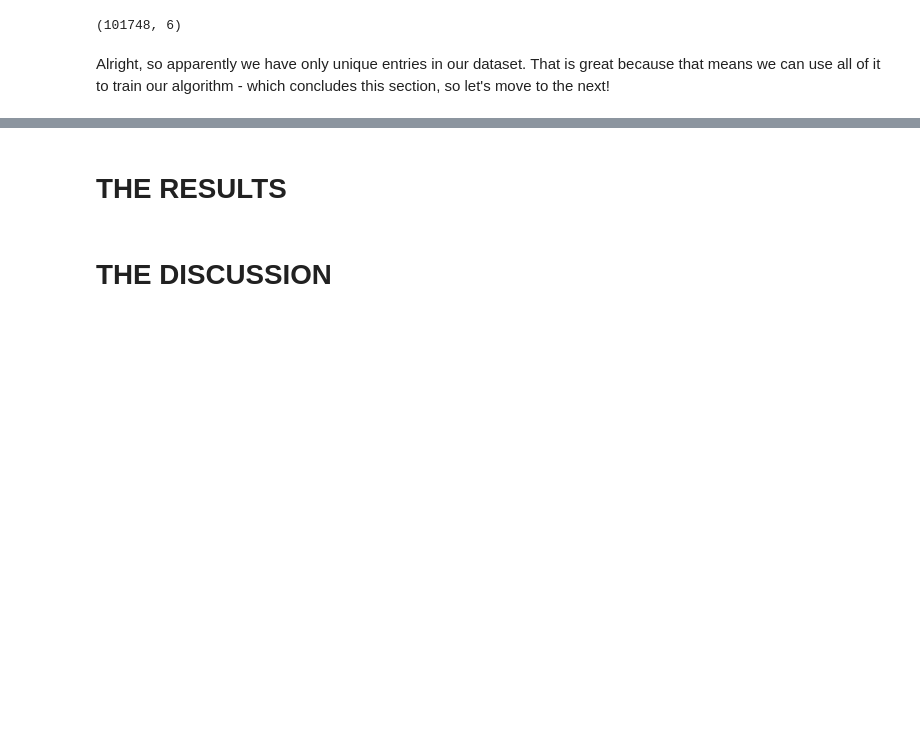
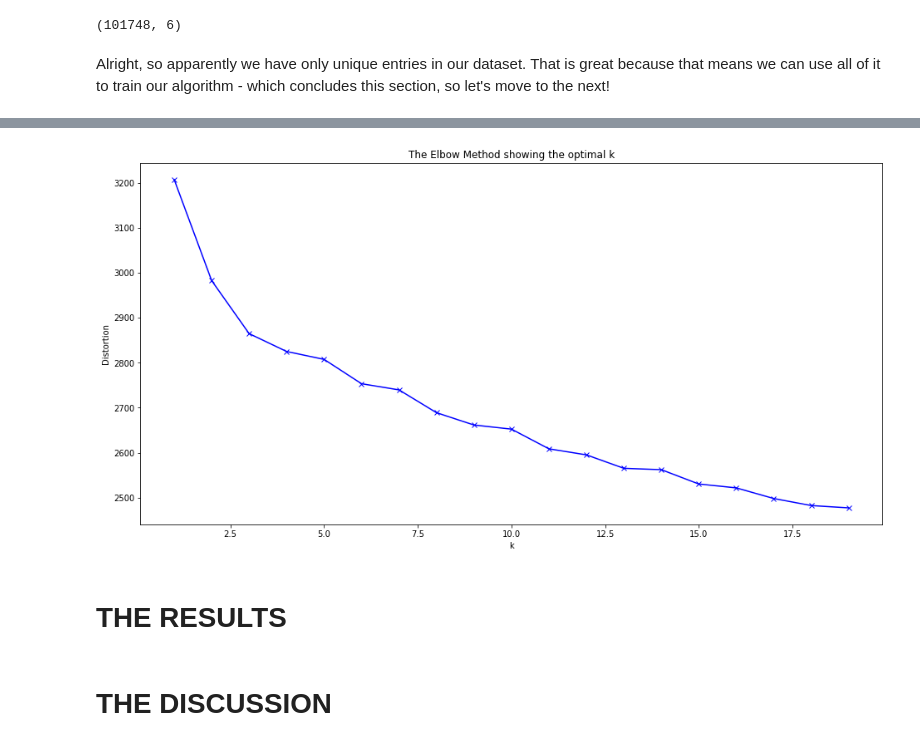
Before and after one commit to Mauricebuettgenbach/battle_of_the_neighborhoods, a Jupyter notebook: THE_BATTLE_OF_NEIHBORHOODS.ipynb, the cells around one changed output, grey strips where cells are left out. Cells and saved outputs as stored; diff of their text form; code cells hidden in the pictures; blank space fills up the shorter version.

Commit message:
Implemented onehot encoding and k-means

```diff
--- a/THE_BATTLE_OF_NEIHBORHOODS.ipynb
+++ b/THE_BATTLE_OF_NEIHBORHOODS.ipynb
@@ -1018,0 +1047,12 @@ For our algorithm, we will use the k-means clustering library provided by scikit
+# %%
+# create unique hexagon list
+all_hexagons = pd.DataFrame(venue_data['H3_INDEX'].copy().drop_duplicates())
+
+# Reset index
+all_hexagons.reset_index(inplace=True, drop=True)
+
+# Merge with one hot data
+venues_onehot_grouped = venues_onehot_grouped.merge(all_hexagons, how='right', on=['H3_INDEX'])
+
+# Replace NaNs with 0
+venues_onehot_grouped = venues_onehot_grouped.fillna(0)
@@ -1019,3 +1064,32 @@ For our algorithm, we will use the k-means clustering library provided by scikit
+# %%
+# Importing libraries
+import matplotlib.pyplot as plt
+from sklearn.cluster import KMeans
+
+# Drop first row to avoid errors
+venues_onehot_grouped_clustering = venues_onehot_grouped.drop('H3_INDEX', 1)
+
+# Create variable
+distortions = []
+
+# Set range
+K = range(1,20)
+
+# Run algorithm on range
+for k in tqdm(K):
+    kmeanModel = KMeans(n_clusters=k)
+    kmeanModel.fit(venues_onehot_grouped_clustering)
+    distortions.append(kmeanModel.inertia_)
+
+# Viz
+plt.figure(figsize=(16,8))
+plt.plot(K, distortions, 'bx-')
+plt.xlabel('k')
+plt.ylabel('Distortion')
+plt.title('The Elbow Method showing the optimal k')
+plt.show()
+# %% [output]
+[figure, added]
 # %% [markdown]
 # THE RESULTS
 # %% [markdown]
```
Also changed, not shown: parts of 5 cells of this notebook.
